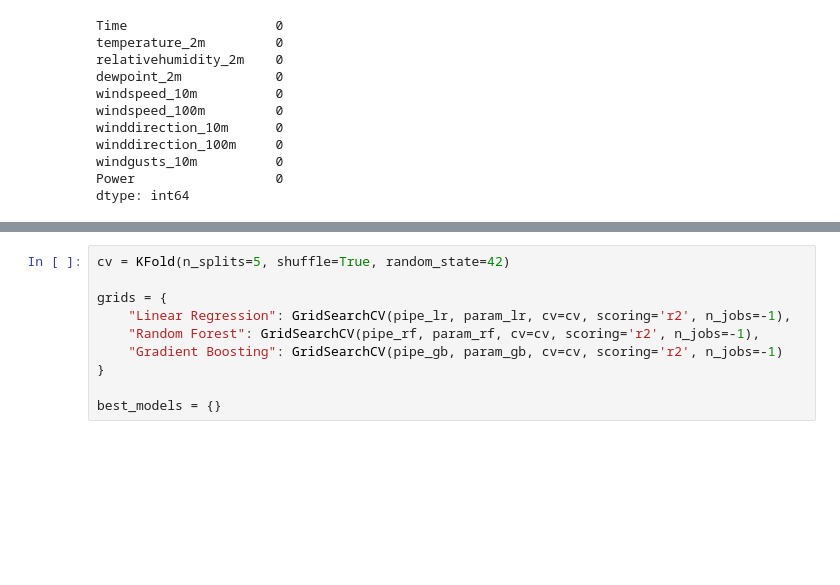
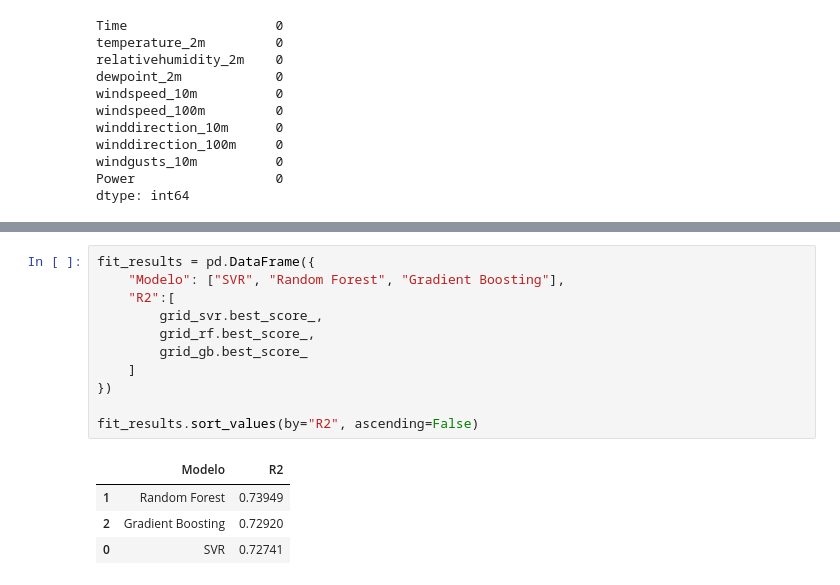
Before and after one commit to mariaclaraps/projeto-ciencia-dos-dados, a Jupyter notebook: notebooks/wind-power-generation-regression.ipynb, the cells around one changed output, grey strips where cells are left out. Drawn from its saved outputs; the diff is of its cells as text; blank space fills up the shorter version.

```diff
--- a/notebooks/wind-power-generation-regression.ipynb
+++ b/notebooks/wind-power-generation-regression.ipynb
@@ -115,11 +207,17 @@ param_gb = {
 # %%
-cv = KFold(n_splits=5, shuffle=True, random_state=42)
+fit_results = pd.DataFrame({
+    "Modelo": ["SVR", "Random Forest", "Gradient Boosting"],
+    "R2":[
+        grid_svr.best_score_,
+        grid_rf.best_score_,
+        grid_gb.best_score_
+    ]
+})
 
-grids = {
-    "Linear Regression": GridSearchCV(pipe_lr, param_lr, cv=cv, scoring='r2', n_jobs=-1),
-    "Random Forest": GridSearchCV(pipe_rf, param_rf, cv=cv, scoring='r2', n_jobs=-1),
-    "Gradient Boosting": GridSearchCV(pipe_gb, param_gb, cv=cv, scoring='r2', n_jobs=-1)
-}
-
-best_models = {}
+fit_results.sort_values(by="R2", ascending=False)
+# %% [output]
+|  | Modelo | R2 |
+| 1 | Random Forest | 0.73949 |
+| 2 | Gradient Boosting | 0.72920 |
+| 0 | SVR | 0.72741 |
 # %%
```
Also changed, not shown: parts of 15 cells of this notebook.
